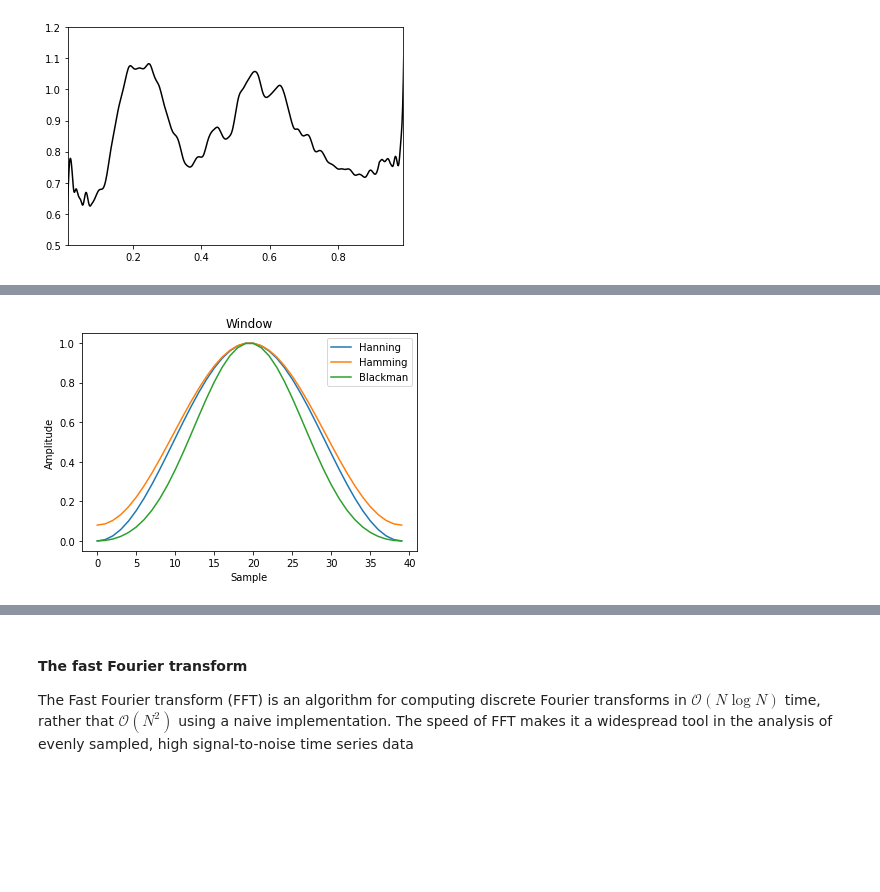
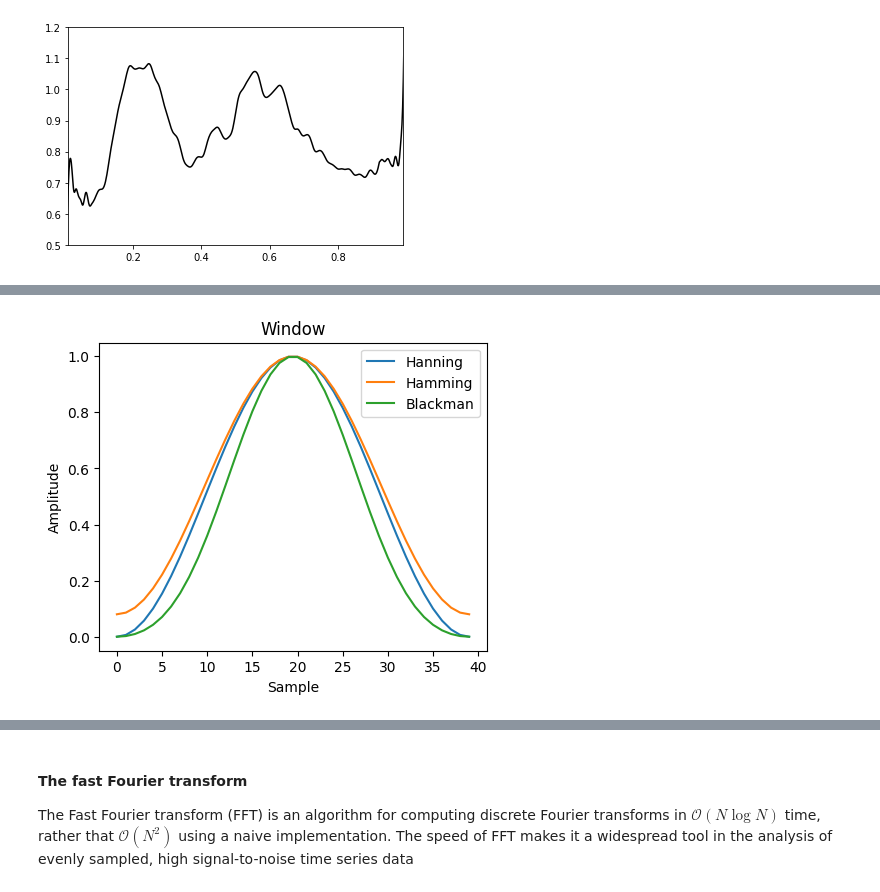
Before and after one commit to uom-lectures/PHY3287, a Jupyter notebook: lecture_3.ipynb, the cells around one changed output, grey strips where cells are left out. Saved outputs shown, nothing was run; the diff lists cells and outputs as text; code cells hidden in the pictures; blank space fills up the shorter version.

```diff
--- a/lecture_3.ipynb
+++ b/lecture_3.ipynb
@@ -311,21 +314,22 @@ selecting a window function.
 # %%
 # Generate different windows using the appropriate functions in numpy
 hanning_window = np.hanning(40)
 hamming_window = np.hamming(40)
 blackman_window = np.blackman(40)
 
 # Plot the windows
+plt.figure(figsize=(5, 4))
 plt.plot(hanning_window, label="Hanning")
 plt.plot(hamming_window, label='Hamming')
 plt.plot(blackman_window, label='Blackman')
 
 plt.title("Window")
 plt.ylabel("Amplitude")
 plt.xlabel("Sample")
 plt.legend()
 plt.show()
 # %% [output]
-[figure, old version]
+[figure, new version]
 # %%
 # Generate frequencies for x axis
 n_points = 1000
```
Also changed, not shown: parts of 17 cells of this notebook.
